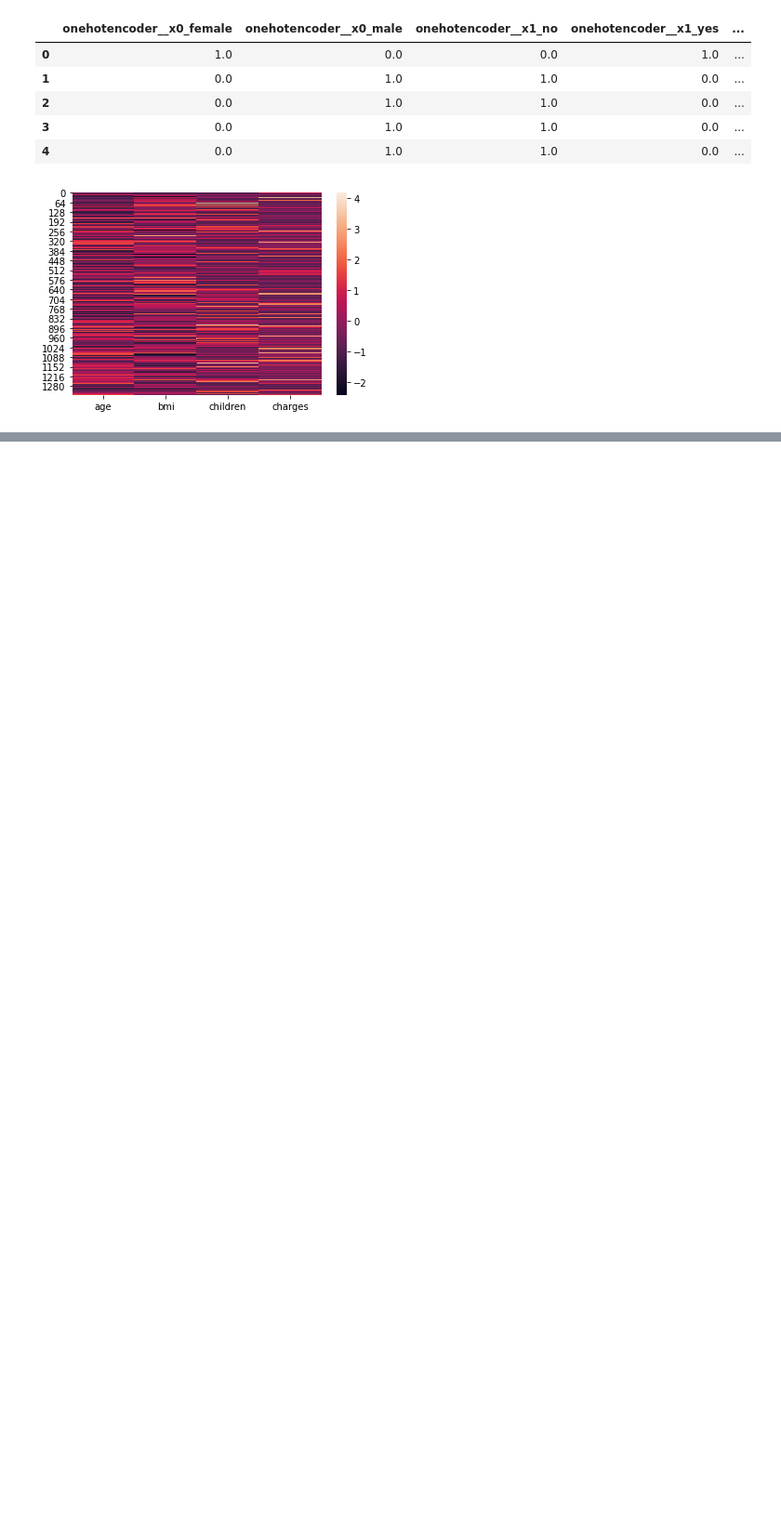
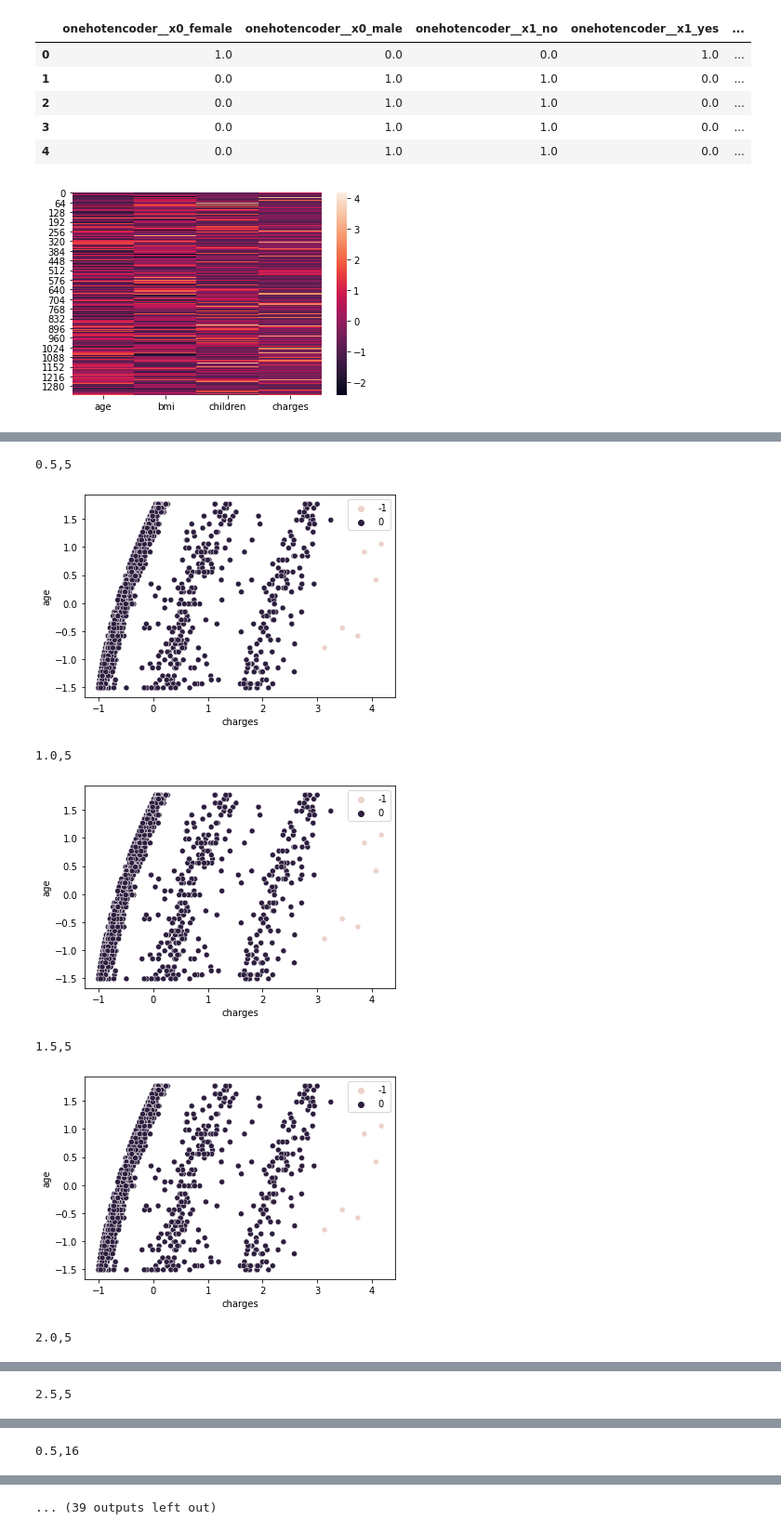
Before and after one commit to mchaudry1/IUBDC, a Jupyter notebook: HealthInsuranceAnalysis.ipynb, the cells around one changed output, grey strips where cells are left out. Shown at 93% size. Cells and saved outputs as stored; diff of their text form; code cells hidden in the pictures; blank space fills up the shorter version.

```diff
--- a/HealthInsuranceAnalysis.ipynb
+++ b/HealthInsuranceAnalysis.ipynb
@@ -160,0 +180,21 @@ plt.show()
+# %%
+from sklearn.cluster import DBSCAN
+
+#Testing different params to see if any preform well
+for i1 in np.linspace(5,50,5):
+    for i2 in np.linspace(0.5,2.5,5):
+        model = DBSCAN(min_samples=int(i1))
+        labels = model.fit_predict(transformed_df[cluster_cols])
+        sns.scatterplot(x= transformed_df["charges"], y = transformed_df["age"], hue=labels)
+        print(f"{i2},{int(i1)}".format())
+        plt.show()
+print("""As DBSCAN is a density based algorithm, the model doesn't preform well as the the 'band' on the left has a huge amount
+of points, so it has a high density, while the two on the right are much more spread out """)
+# %% [output]
+0.5,5
+[figure, added]
+1.0,5
+[figure, added]
+1.5,5
+[figure, added]
+2.0,5
@@ -160,0 +202 @@ plt.show()
+2.5,5
@@ -160,0 +204 @@ plt.show()
+0.5,16
@@ -160,0 +206 @@ plt.show()
+... (39 outputs left out)
```
Also changed, not shown: parts of 18 cells of this notebook.
